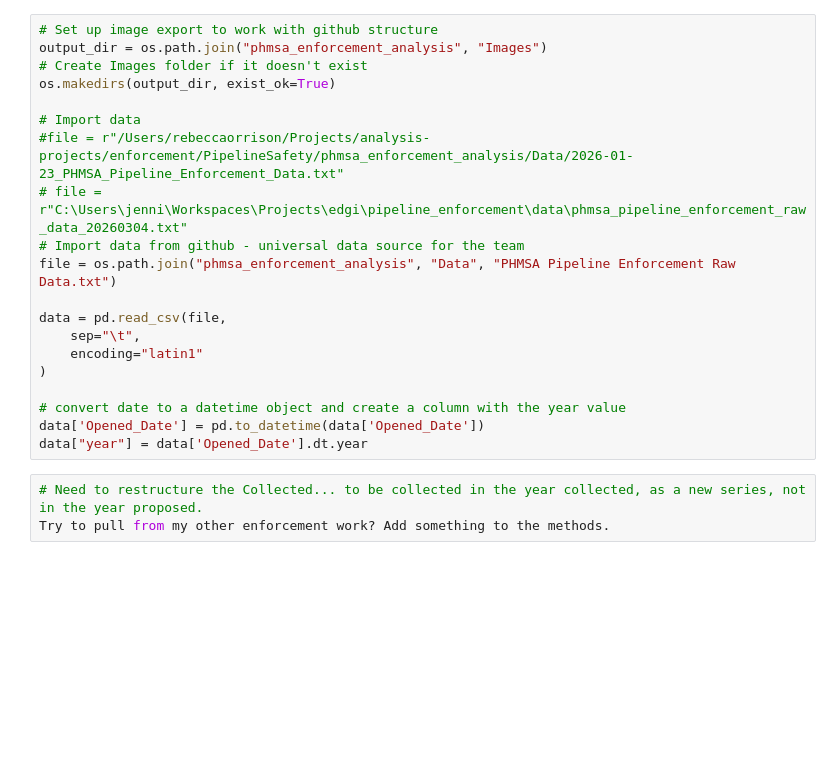
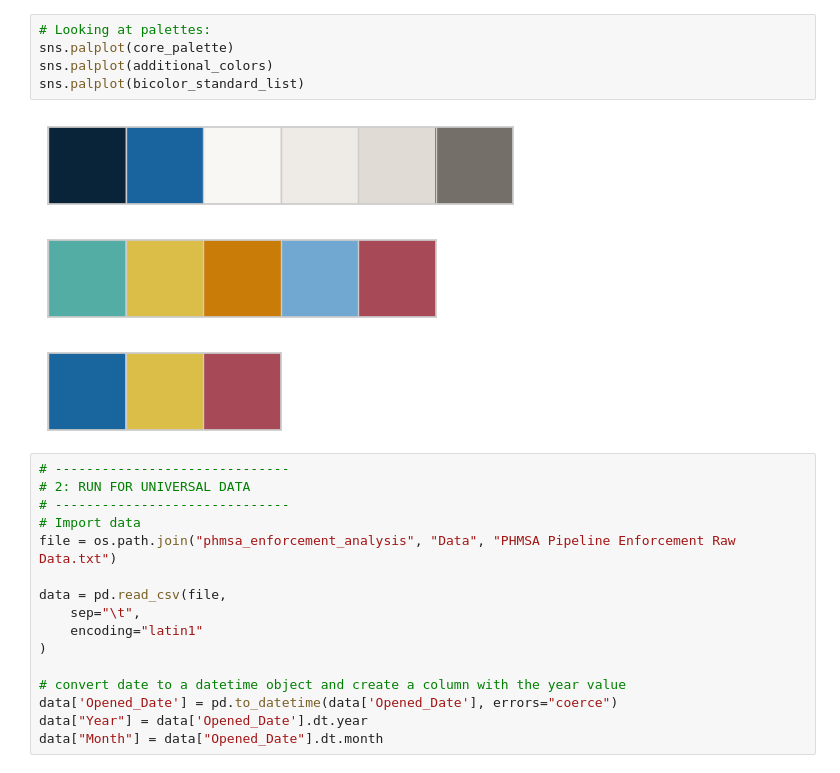
Before and after one commit to edgi-govdata-archiving/PipelineSafety, a Jupyter notebook: phmsa_exploration.ipynb, the cells around one changed output. Drawn from its saved outputs; the diff is of its cells as text; blank space fills up the shorter version.

Commit message:
Updated fig colors, consistency with design, added case type regressions.

```diff
--- a/phmsa_exploration.ipynb
+++ b/phmsa_exploration.ipynb
@@ -102,13 +132,17 @@ def create_color_palette(cmap, num_colors, start=0.2, end=1):
+# %%
+# Looking at palettes:
+sns.palplot(core_palette)
+sns.palplot(additional_colors)
+sns.palplot(bicolor_standard_list)
+# %% [output]
+[figure, added]
+[figure, added]
+[figure, added]
 # %%
-# Set up image export to work with github structure
-output_dir = os.path.join("phmsa_enforcement_analysis", "Images")
-# Create Images folder if it doesn't exist
-os.makedirs(output_dir, exist_ok=True)
-
+# ------------------------------
+# 2: RUN FOR UNIVERSAL DATA
+# ------------------------------
 # Import data
-#file = r"/Users/rebeccaorrison/Projects/analysis-projects/enforcement/PipelineSafety/phmsa_enforcement_analysis/Data/2026-01-23_PHMSA_Pipeline_Enforcement_Data.txt"
-# file = r"C:\Users\jenni\Workspaces\Projects\edgi\pipeline_enforcement\data\phmsa_pipeline_enforcement_raw_data_20260304.txt"
-# Import data from github - universal data source for the team
 file = os.path.join("phmsa_enforcement_analysis", "Data", "PHMSA Pipeline Enforcement Raw Data.txt")
 
 data = pd.read_csv(file,
@@ -117,8 +151,6 @@ data = pd.read_csv(file,
 )
 
 # convert date to a datetime object and create a column with the year value
-data['Opened_Date'] = pd.to_datetime(data['Opened_Date'])
-data["year"] = data['Opened_Date'].dt.year
+data['Opened_Date'] = pd.to_datetime(data['Opened_Date'], errors="coerce")
+data["Year"] = data['Opened_Date'].dt.year
+data["Month"] = data["Opened_Date"].dt.month
-# %%
-# Need to restructure the Collected... to be collected in the year collected, as a new series, not in the year proposed.
-Try to pull from my other enforcement work? Add something to the methods.
```
Also changed, not shown: parts of 24 cells of this notebook, 2 other files.
